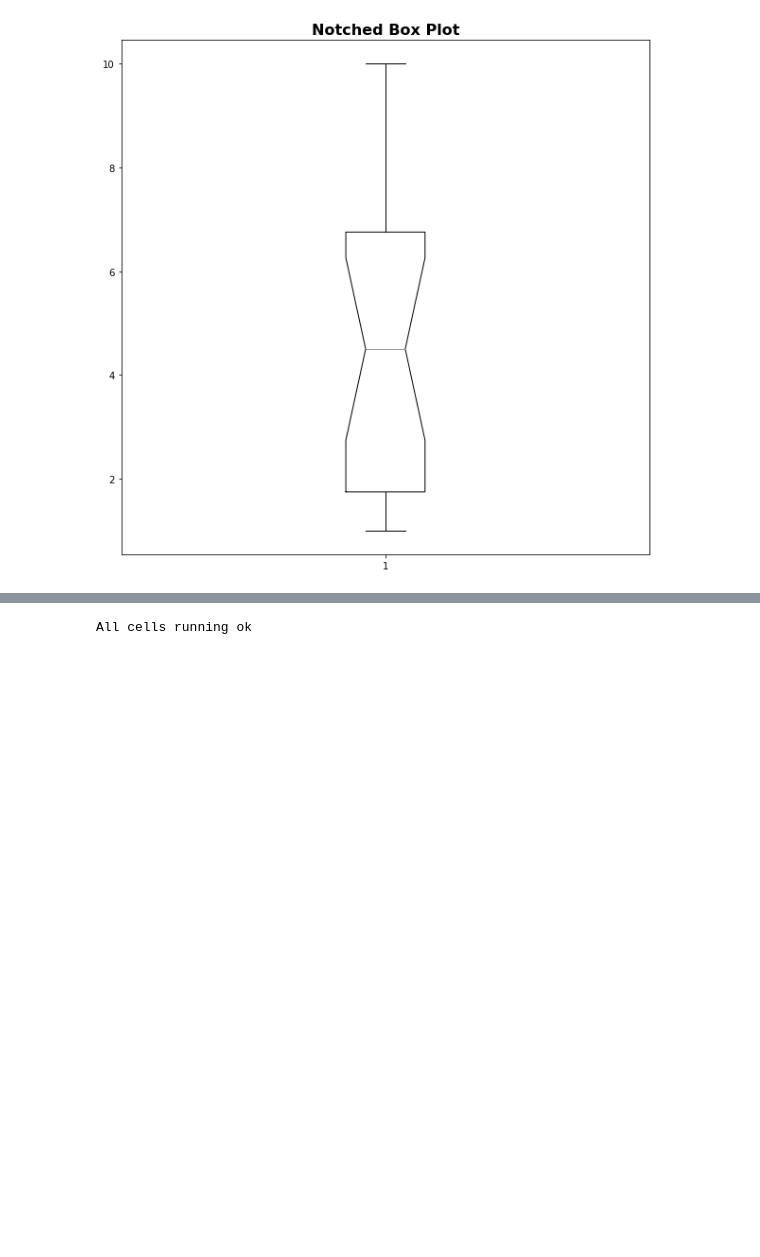
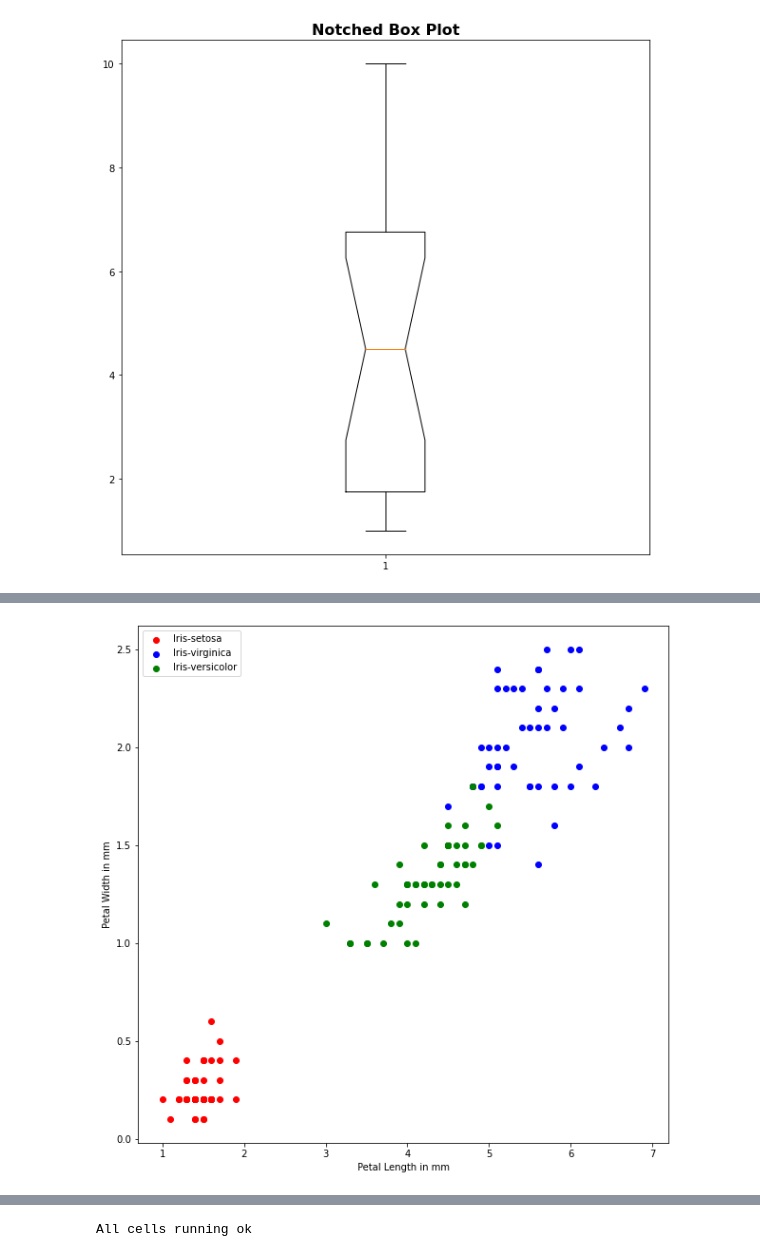
Before and after one commit to ssteffens/fundamentals-data-analysis-assessment, a Jupyter notebook: pyplot.ipynb, the cells around one changed output, grey strips where cells are left out. Saved outputs shown, nothing was run; the diff lists cells and outputs as text; code cells hidden in the pictures; blank space fills up the shorter version.

```diff
--- a/pyplot.ipynb
+++ b/pyplot.ipynb
@@ -867 +909,31 @@ https://www.geeksforgeeks.org/matplotlib-pyplot-scatter-in-python/?ref=gcse (22/
+# %%
+# Example:
+
+# Import pandas for working with data frames
+import pandas as pd
+
+# Reading the Iris data set
+iris = pd.read_csv('https://raw.githubusercontent.com/ssteffens/pands-project2021/main/iris.data', names = ['sepal_length', 'sepal_width', 'petal_length', 'petal_width', 'species'])
+
+# Define categories
+setosa = iris[iris['species'] == 'Iris-setosa']
+virginica = iris[iris['species'] == 'Iris-virginica']
+versicolor = iris[iris['species'] == 'Iris-versicolor']
+
+# Add axis labels
+plt.xlabel('Petal Length in mm')
+plt.ylabel('Petal Width in mm')
+
+
+# Plot data and display
+plt.scatter(setosa['petal_length'], setosa['petal_width'], color = 'red')
+plt.scatter(virginica['petal_length'], virginica['petal_width'], color = 'blue')
+plt.scatter(versicolor['petal_length'], versicolor['petal_width'], color = 'green')
+
+# Add legend
+plt.legend(['Iris-setosa', 'Iris-virginica', 'Iris-versicolor'])
+
+plt.show()
+# %% [output]
+[figure, added]
 # %% [markdown]
```
Also changed, not shown: parts of 14 cells of this notebook.
